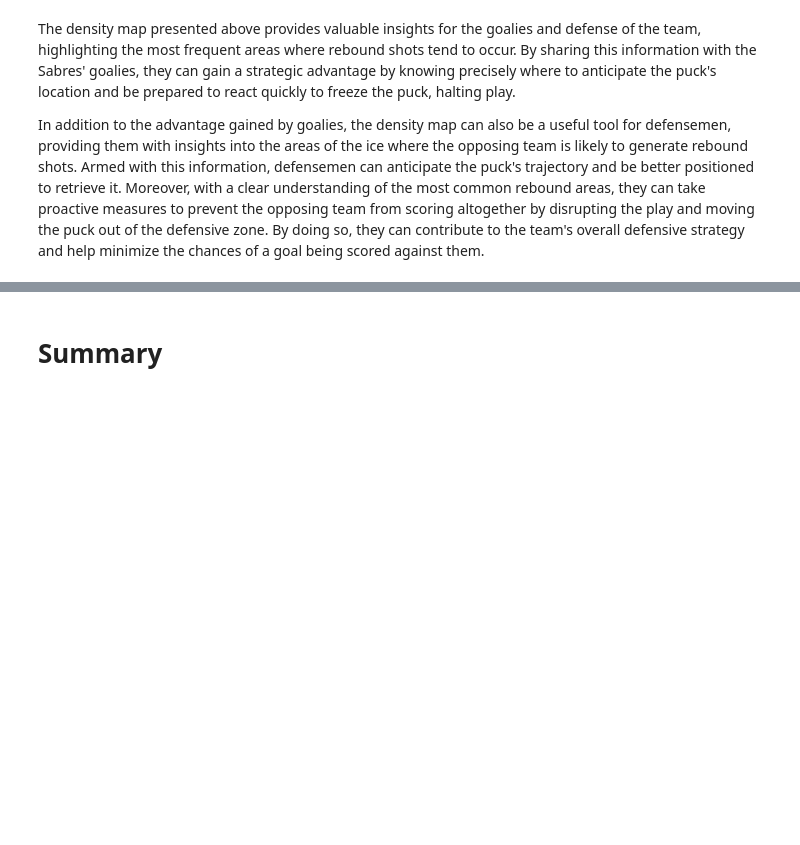
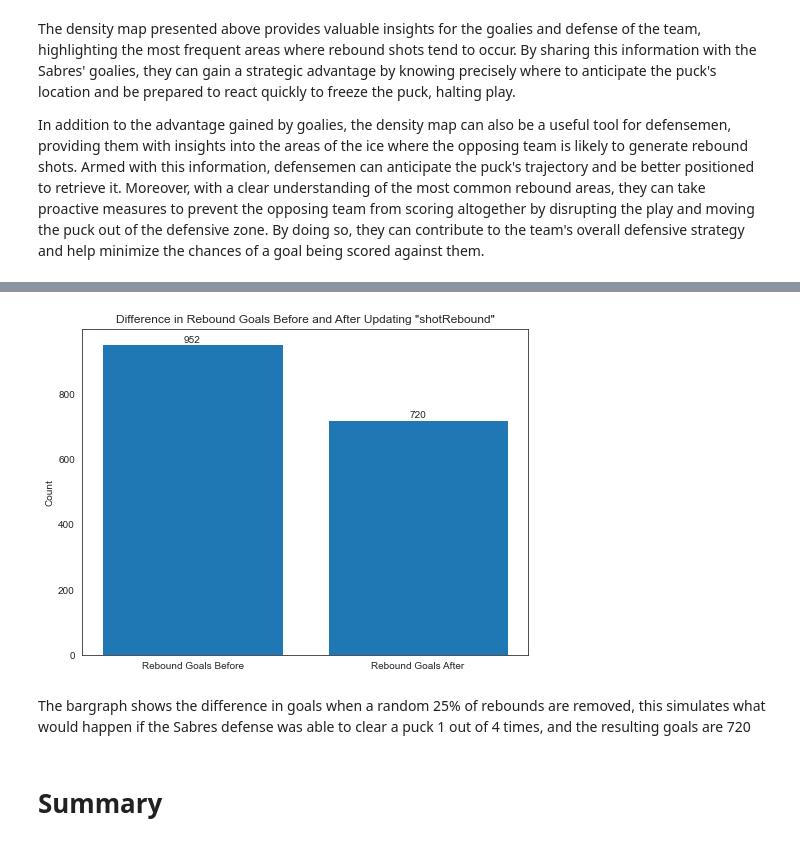
Before and after one commit to MichalOst3389/nhl_team_analysis, a Jupyter notebook: NHL Notebook.ipynb, the cells around one changed output, grey strips where cells are left out. Drawn from its saved outputs; the diff is of its cells as text; code cells hidden in the pictures; blank space fills up the shorter version.

Commit message:
added rebound visual

```diff
--- a/NHL Notebook.ipynb
+++ b/NHL Notebook.ipynb
@@ -860,7 +860,7 @@ total_rows = len(shots_df)
 np.random.seed(42)
 
 # Select 25% of the rows randomly
-rows_to_update = np.random.choice(total_rows, size=int(total_rows*0.50), replace=False)
+rows_to_update = np.random.choice(total_rows, size=int(total_rows*0.25), replace=False)
 
 # Save the original number of rebound goals
 rebound_goals_before = shots_df[(shots_df['shotRebound'] == 1) & (shots_df['goal'] == 1)].shape[0]
@@ -886,3 +895,18 @@ Rebound goals before updating: 952
+# %%
+# Define the figure size
+fig, ax = plt.subplots(figsize=(8, 6))
+
+# Create the bar graph
+ax.bar(['Rebound Goals Before', 'Rebound Goals After'], [rebound_goals_before, rebound_goals_after])
+ax.set_ylabel('Count')
+ax.set_title('Difference in Rebound Goals Before and After Updating "shotRebound"')
+ax.text(0, rebound_goals_before, str(rebound_goals_before), ha='center', va='bottom')
+ax.text(1, rebound_goals_after, str(rebound_goals_after), ha='center', va='bottom')
+plt.show()
+# %% [output]
+[figure, added]
+# %% [markdown]
+The bargraph shows the difference in goals when a random 25% of rebounds are removed, this simulates what would happen if the Sabres defense was able to clear a puck 1 out of 4 times, and the resulting goals are 720
 # %% [markdown]
 # Summary
 # %% [markdown]
```
Also changed, not shown: parts of 4 cells of this notebook.
